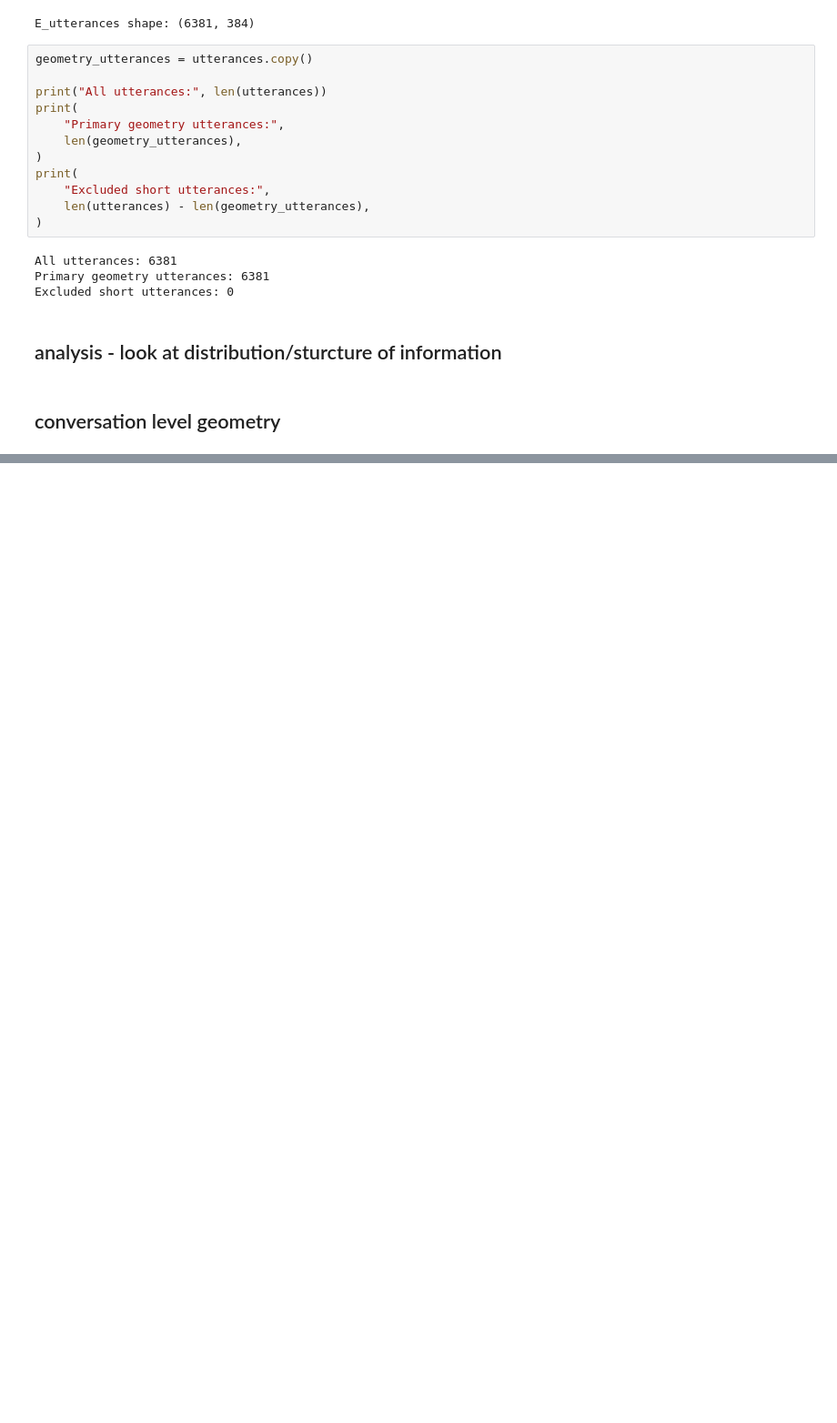
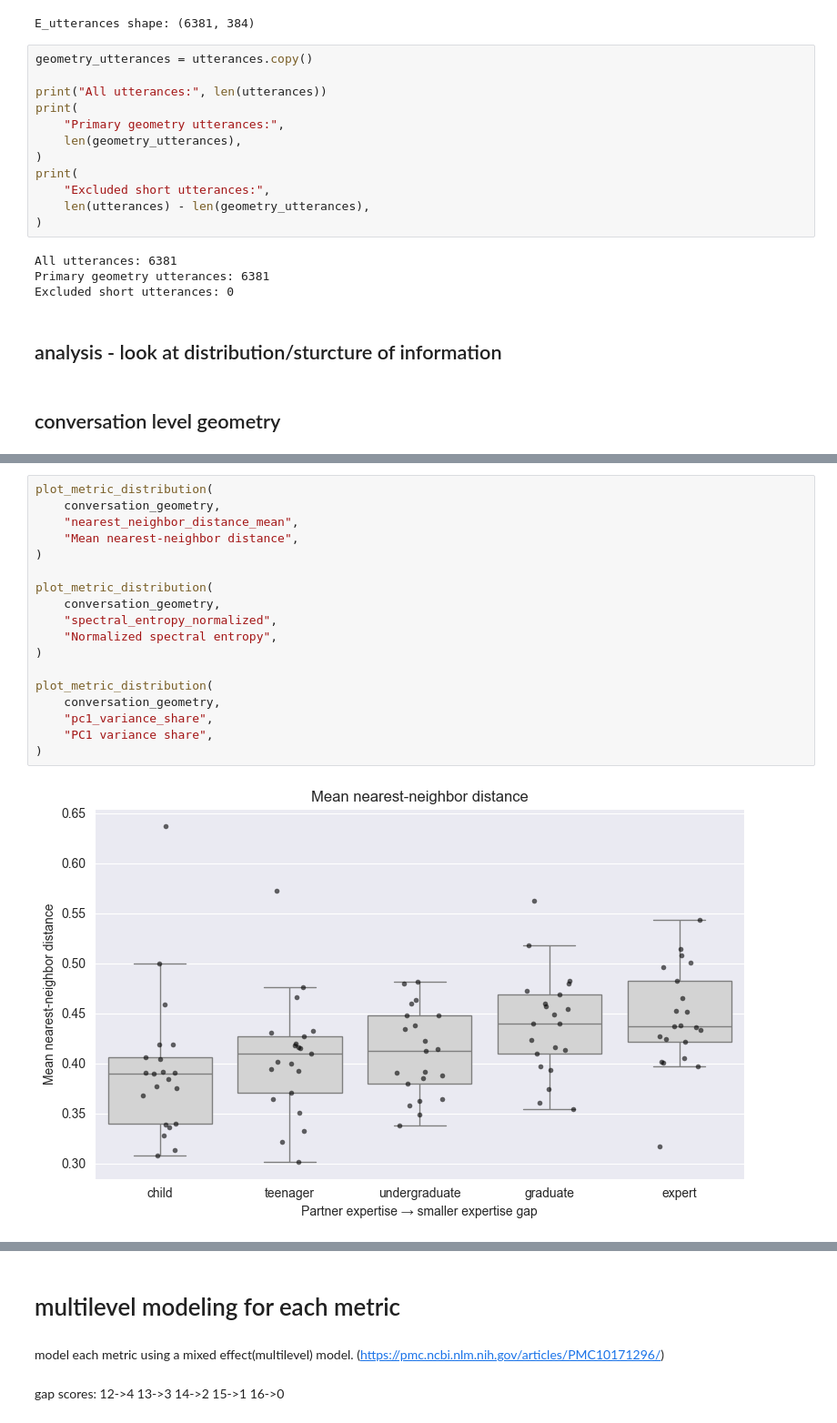
Before and after one commit to yume-24/expertise_conversation, a Jupyter notebook: big_analysis.ipynb, the cells around one changed output, grey strips where cells are left out. Shown at 91% size. Cells and saved outputs as stored; diff of their text form; blank space fills up the shorter version.

```diff
--- a/big_analysis.ipynb
+++ b/big_analysis.ipynb
@@ -1260,0 +2066,20 @@ Excluded short utterances: 0
+# %%
+plot_metric_distribution(
+    conversation_geometry,
+    "nearest_neighbor_distance_mean",
+    "Mean nearest-neighbor distance",
+)
+
+plot_metric_distribution(
+    conversation_geometry,
+    "spectral_entropy_normalized",
+    "Normalized spectral entropy",
+)
+
+plot_metric_distribution(
+    conversation_geometry,
+    "pc1_variance_share",
+    "PC1 variance share",
+)
+# %% [output]
+[figure, added]
@@ -1260,0 +2088,6 @@ Excluded short utterances: 0
+# %% [markdown]
+# multilevel modeling for each metric
+# %% [markdown]
+model each metric using a mixed effect(multilevel) model. (https://pmc.ncbi.nlm.nih.gov/articles/PMC10171296/)
+# %% [markdown]
+gap scores: 12->4 13->3 14->2 15->1 16->0
```
Also changed, not shown: parts of 19 cells of this notebook, 6 other files.
